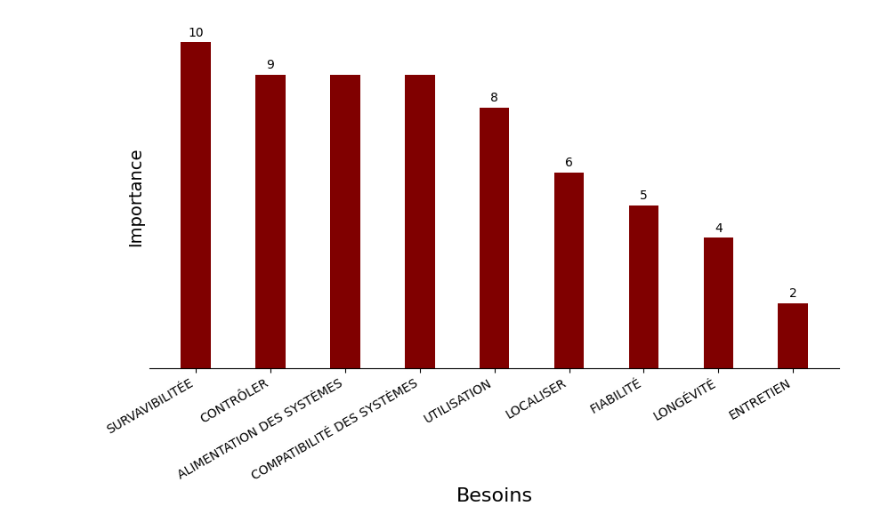
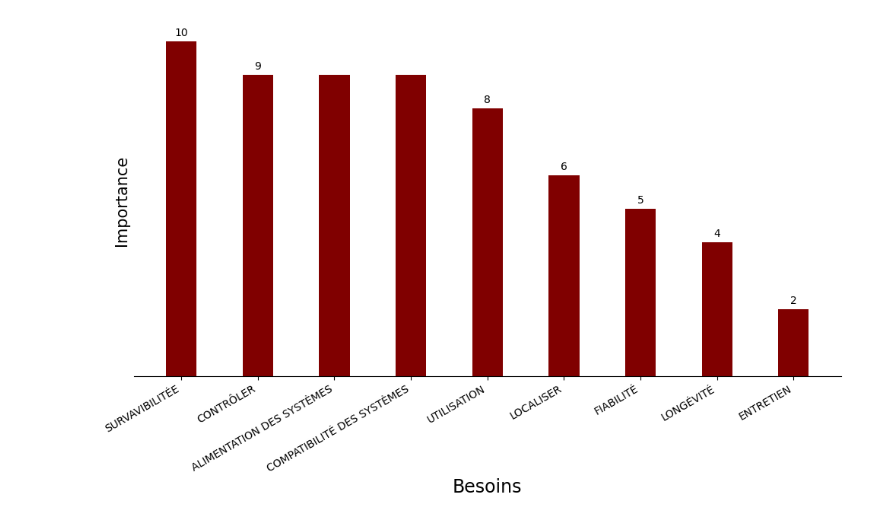
Before and after one commit to Astro-Coco/Code_INSECt, a Jupyter notebook: Figures/FiguresX.ipynb, the cells around one changed output. Cells and saved outputs as stored; diff of their text form; code cells hidden in the pictures.

```diff
--- a/Figures/FiguresX.ipynb
+++ b/Figures/FiguresX.ipynb
@@ -19,40 +19,40 @@ data = {k: v for k, v in sorted(data.items(), key=lambda item: item[1], reverse=
 besoins = list(data.keys())
 importance = list(data.values())
 
-fig, ax = plt.subplots(figsize=(10, 5))
+fig, ax = plt.subplots(figsize=(12, 6))
 
 # Creating the bar plot
 bars = ax.bar(besoins, importance, color="maroon", width=0.4)
 
 # Correcting the xlabel and ylabel functions
-ax.set_ylabel("Importance", fontsize=14)
-ax.set_xlabel("Besoins", fontsize=16)
+ax.set_ylabel("Importance", fontsize=15)
+ax.set_xlabel("Besoins", fontsize=17)
 
 added = []
 for bar, val in zip(bars, importance):
     if val not in added:
         added.append(val)
 
         ax.text(
             bar.get_x() + bar.get_width() / 2,
             bar.get_height() + 0.1,
             str(val),
             ha="center",
             va="bottom",
         )
 
 ax.spines["top"].set_visible(False)
 ax.spines["right"].set_visible(False)
 # Adding rotation to x-axis labels
 ax.set_yticks([])
-ax.set_yticklabels([])
+ax.set_yticklabels([],fontsize = 14)
 ax.set_xticklabels(besoins, rotation=30, ha="right")
 ax.spines["left"].set_visible(False)
 
 
 plt.show()
 # %% [output]
-[figure, old version]
+[figure, new version]
 # %%
 data = {
     "Efficacité d'opération": 9,
```
Also changed, not shown: parts of 2 cells of this notebook, 4 other files.
